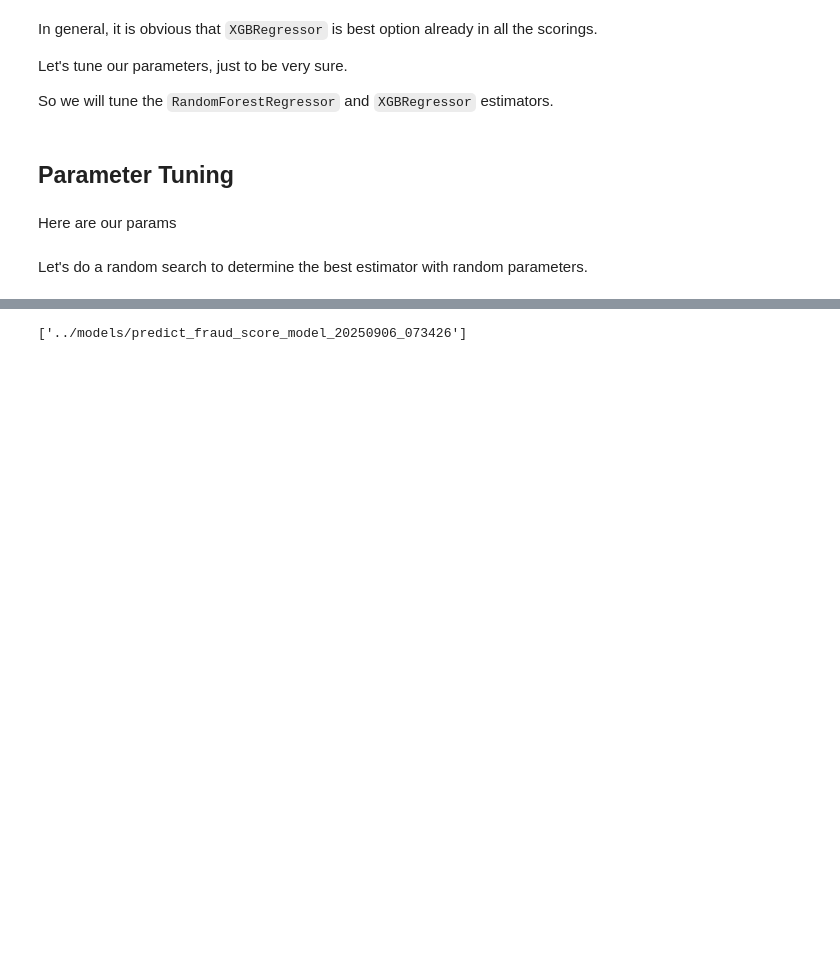
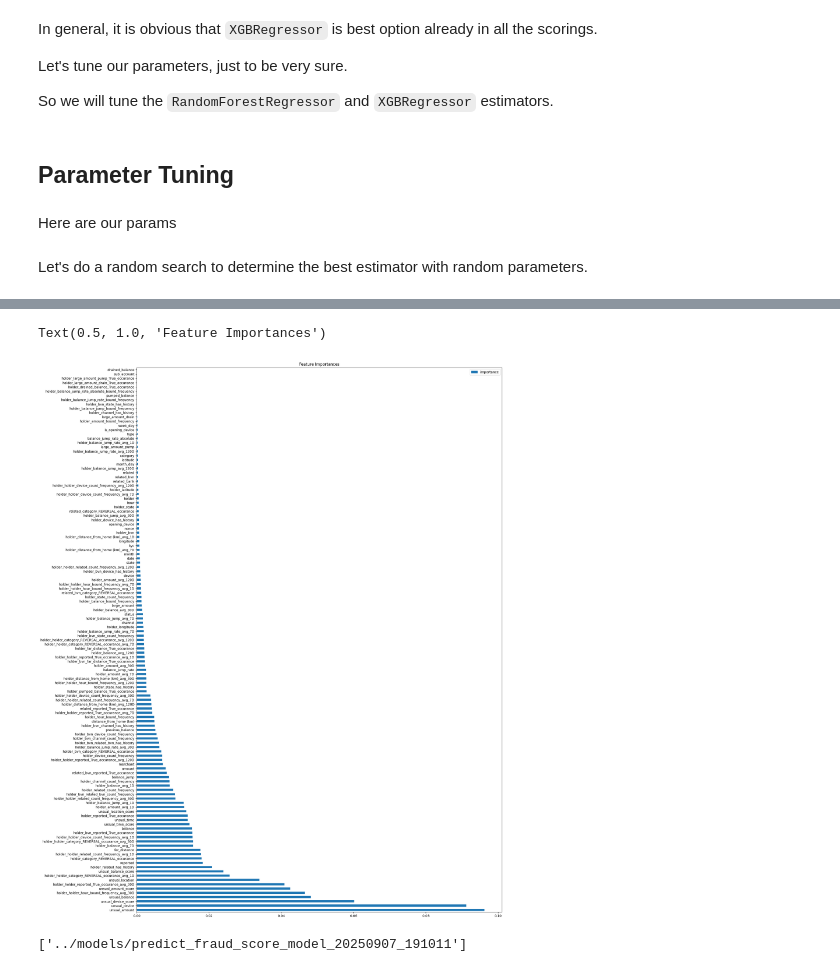
Before and after one commit to MaraSystems/money_hound, a Jupyter notebook: notebooks/predict_fraud.ipynb, the cells around one changed output, grey strips where cells are left out. Saved outputs shown, nothing was run; the diff lists cells and outputs as text; code cells hidden in the pictures; blank space fills up the shorter version.

Commit message:
predict

```diff
--- a/notebooks/predict_fraud.ipynb
+++ b/notebooks/predict_fraud.ipynb
@@ -319,14 +303,18 @@ KeyboardInterrupt:
 # %%
-model = grid_search[0]['Best Estimator']
+best_model = grid_search[0]['Best Estimator']
 # %%
-# Save the model
+# Create a dataframe to store the feature importances
+feature_importances = pd.DataFrame(best_model.feature_importances_, index=X_train.columns, columns=['importance']).sort_values('importance', ascending=False)
 
-# model = XGBRegressor()
-# model.fit(X_train, y_train)
-# model.score(X_test, y_test)
-
-
-timestamp = datetime.now().strftime("%Y%m%d_%H%M%S")
-joblib.dump(model, f"../models/predict_fraud_score_model_{timestamp}")
+# Visualize the feature importances
+feature_importances.plot.barh(figsize=(20, 30))
+plt.title('Feature Importances')
 # %% [output]
-['../models/predict_fraud_score_model_20250906_073426']
+Text(0.5, 1.0, 'Feature Importances')
+[figure, added]
+# %%
+# Save the model
+timestamp = datetime.now().strftime("%Y%m%d_%H%M%S")
+joblib.dump(best_model, f"../models/predict_fraud_score_model_{timestamp}")
+# %% [output]
+['../models/predict_fraud_score_model_20250907_191011']
```
Also changed, not shown: parts of 10 cells of this notebook.
